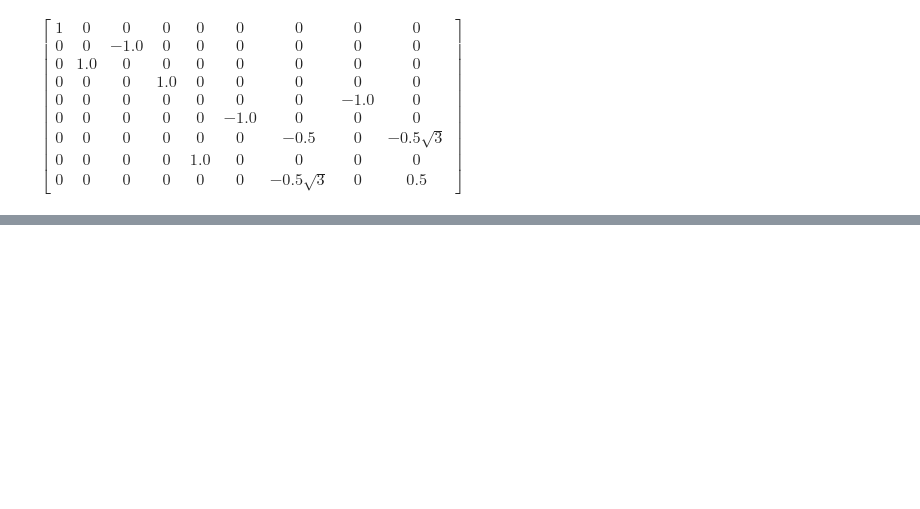
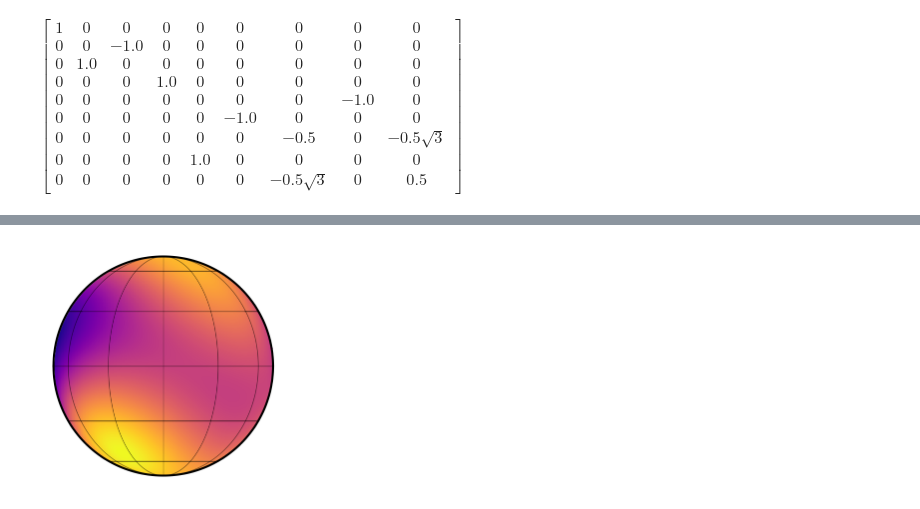
Before and after one commit to farr/NSLensing, a Jupyter notebook: src/scripts/R.ipynb, the cells around one changed output, grey strips where cells are left out. Drawn from its saved outputs; the diff is of its cells as text; code cells hidden in the pictures; blank space fills up the shorter version.

```diff
--- a/src/scripts/R.ipynb
+++ b/src/scripts/R.ipynb
@@ -192,0 +215,11 @@ $\displaystyle \left[\begin{matrix}1.0 & 0 & 0 & 0 & 0 & 0 & 0 & 0 & 0\\0 & -9.9
+# %%
+y = map.y
+yrot = (np.identity((lmax+1)**2) + dtheta * Om) @ np.array(R(lmax, u1, u2, u3, theta)) @ y
+# %%
+yrot = yrot.astype('float64')
+# %%
+starry.config.lazy = False
+map[:,:] = np.array(yrot[:])
+map.show()
+# %% [output]
+[figure, added]
```
Also changed, not shown: parts of 10 cells of this notebook.
